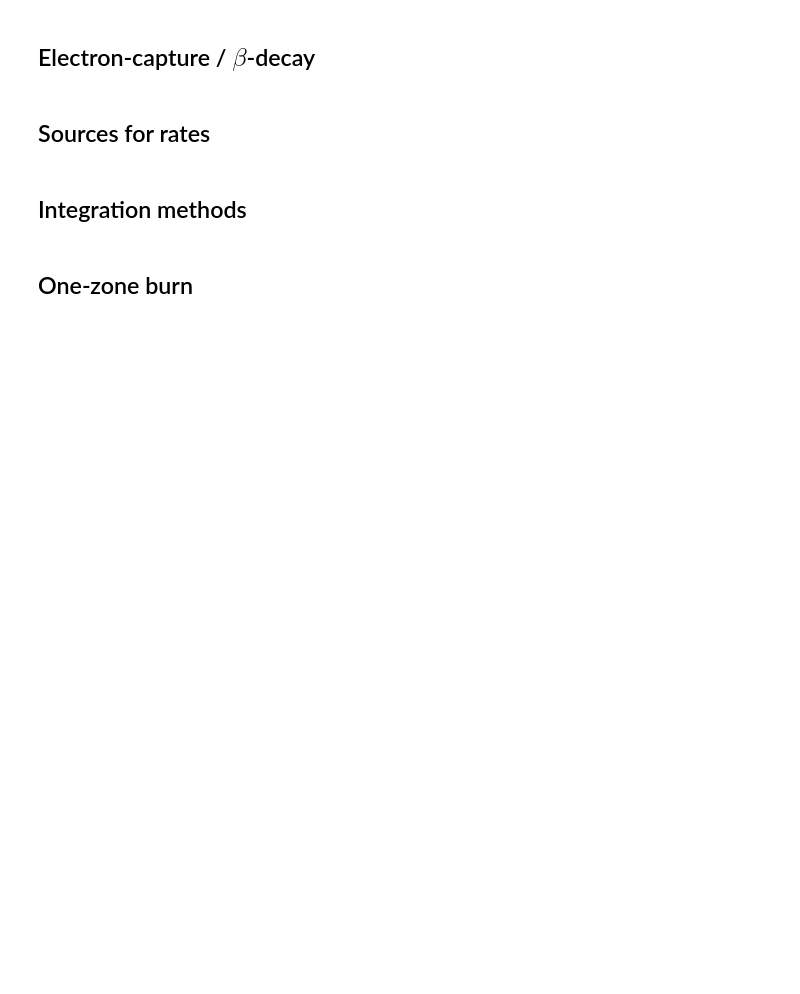
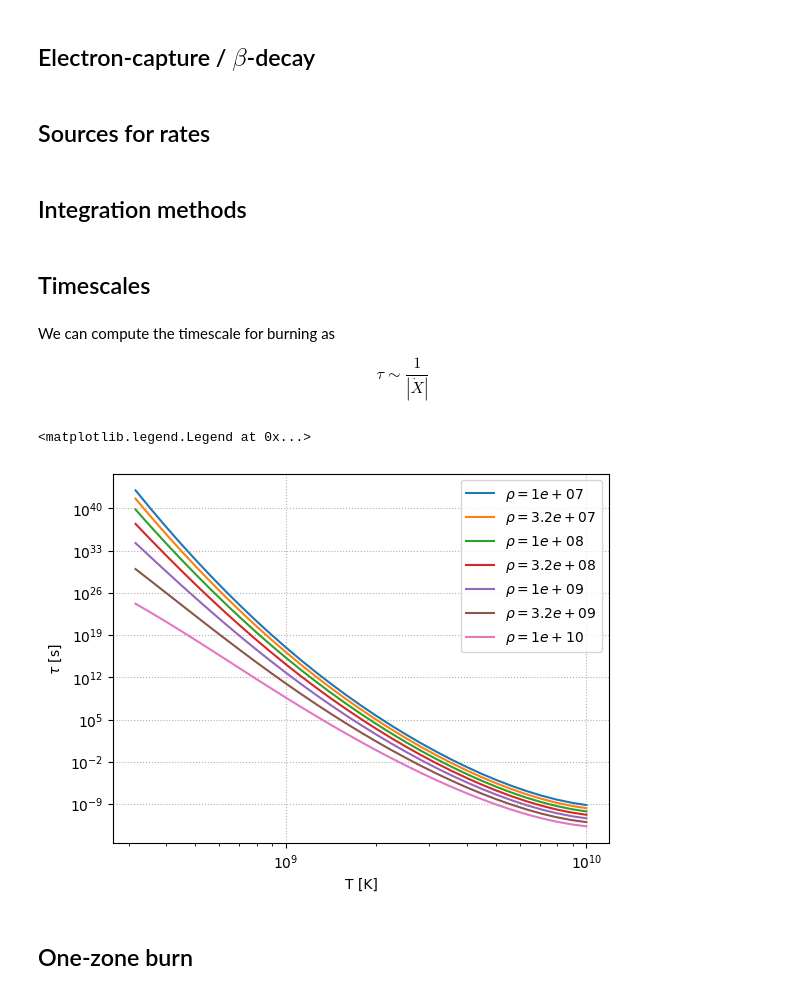
Before and after one commit to zingale/mesa-labs, a Jupyter notebook: docs/source/reactions.ipynb, the cells around one changed output. Cells and saved outputs as stored; diff of their text form; code cells hidden in the pictures; blank space fills up the shorter version.

```diff
--- a/docs/source/reactions.ipynb
+++ b/docs/source/reactions.ipynb
@@ -175,0 +208,3 @@ This is extremely temperature sensitive.
+# %%
+r1616 = net.get_rate_by_name("o16(o16,a)si28")
+print(r1616.function_string_py())
@@ -179,5 +227,37 @@ This is extremely temperature sensitive.
 ## Sources for rates
 # %% [markdown]
 ## Integration methods
+# %% [markdown]
+## Timescales
+# %% [markdown]
+We can compute the timescale for burning as
+
+$$\tau \sim \frac{1}{|\dot{X}|}$$
+# %%
+net = pyna.PythonNetwork(rates=[r1616])
+# %%
+rhos = np.logspace(7, 10, 7)
+Ts = np.logspace(8.5, 10, 31)
+
+comp = pyna.Composition(net.unique_nuclei)
+comp.X[pyna.Nucleus("o16")] = 0.5
+comp.X[pyna.Nucleus("ne20")] = 0.5
+# %%
+o16 = pyna.Nucleus("o16")
+# %%
+fig, ax = plt.subplots()
+
+for rho in rhos:
+    xdots = np.array([net.evaluate_ydots(rho, T, comp,
+                                         screen_func=pyna.screening.screen.chugunov_2007)[o16] * o16.A
+                      for T in Ts])
+    ax.loglog(Ts, 1.0 / np.abs(xdots), label=rf"$\rho = {rho:6.2g}$")
+ax.grid(ls=":")
+ax.set_xlabel("T [K]")
+ax.set_ylabel(r"$\tau$ [s]")
+ax.legend()
+# %% [output]
+<matplotlib.legend.Legend at 0x...>
+[figure, added]
 # %% [markdown]
 ## One-zone burn
```
Also changed, not shown: parts of 12 cells of this notebook.
